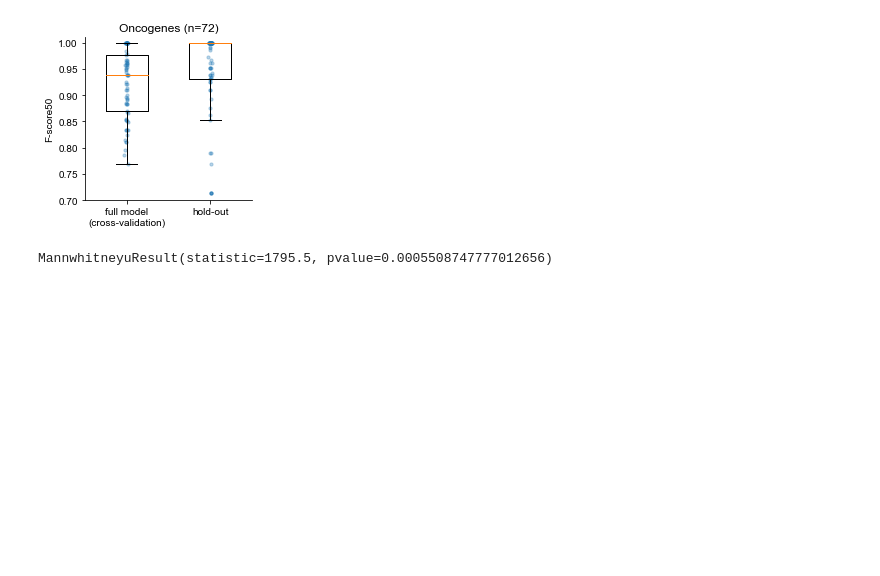
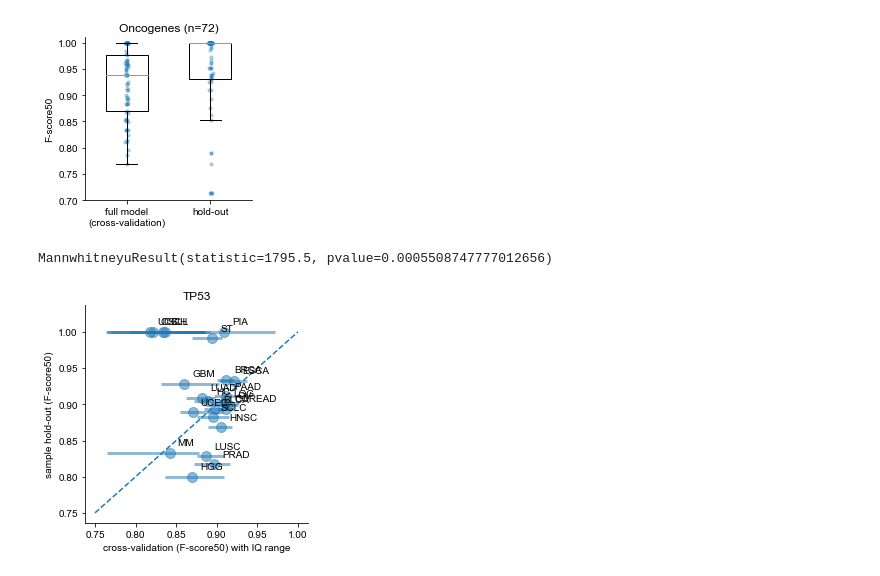
Before and after one commit to bbglab/boostdm-analyses, a Jupyter notebook: Extended_Figure_2/display_panels_Extended_Figure_2.ipynb, the cells around one changed output. Saved outputs shown, nothing was run; the diff lists cells and outputs as text; code cells hidden in the pictures; blank space fills up the shorter version.

Commit message:
ADD: scatter plot panel extended figure 2

```diff
--- a/Extended_Figure_2/display_panels_Extended_Figure_2.ipynb
+++ b/Extended_Figure_2/display_panels_Extended_Figure_2.ipynb
@@ -30,8 +30,9 @@ from feature_complexity import linear_complexity, shap_pca_plot
 # %%
 %%time
 
+prediction_folder = os.path.join(conf.output_boostdm, 'saturation', 'prediction')
 df_drivers = pd.read_csv(conf.drivers_path, sep='\t')
 role_dict = dict(list(map(tuple, df_drivers[['SYMBOL', 'ROLE']].drop_duplicates().values.tolist())))
 df = pd.read_csv(os.path.join(conf.output_boostdm, 'discovery', 'discovery.tsv'), sep='\t')
-df['linear_complexity'] = df.apply(lambda r: linear_complexity(r['gene'], r['ttype']), axis=1)
+df['linear_complexity'] = df.apply(lambda r: linear_complexity(r['gene'], r['ttype'], prediction_folder), axis=1)
 # %% [output]
@@ -318,3 +319,37 @@ MannwhitneyuResult(statistic=2459.5, pvalue=0.0006540242176421516)
 # %% [output]
 [figure]
 MannwhitneyuResult(statistic=1795.5, pvalue=0.0005508747777012656)
+# %%
+# scatter plot
+
+def plot_gene(gene):
+
+    dg = df[(df['gene'] == gene)]
+    fig, ax = plt.subplots(figsize=(4,4))
+    ax.scatter(dg['fscore50_original'], dg['fscore50_holdout'], s=100, alpha=0.5)
+    for i, ttype in enumerate(dg['ttype'].values):
+        x = dg['fscore50_original'].values[i]
+        y = dg['fscore50_holdout'].values[i]
+        x_up = dg['fscore50_original_up'].values[i]
+        x_down = dg['fscore50_original_down'].values[i]
+
+        upper = list(zip([x_up], [y]))
+        lower = list(zip([x_down], [y]))
+        lines = list(zip(lower, upper))
+        lc = mc.LineCollection(lines, linewidths=3, alpha=0.5)
+        ax.add_collection(lc)
+
+        ax.text(dg['fscore50_original'].values[i] + 0.01,
+                dg['fscore50_holdout'].values[i] + 0.01, f'{ttype}')
+    ax.plot([0.75, 1], [0.75, 1], '--')
+    ax.set_title(gene)
+    ax.spines['top'].set_visible(False)
+    ax.spines['right'].set_visible(False)
+    ax.set_xlabel('cross-validation (F-score50) with IQ range')
+    ax.set_ylabel('sample hold-out (F-score50)')
+    plt.savefig(f'./raw_plots/{gene}.sampleholdout.10.svg', bbox_inches='tight')
+    plt.show()
+# %%
+plot_gene('TP53')
+# %% [output]
+[figure, added]
```
Also changed, not shown: parts of 6 cells of this notebook.
